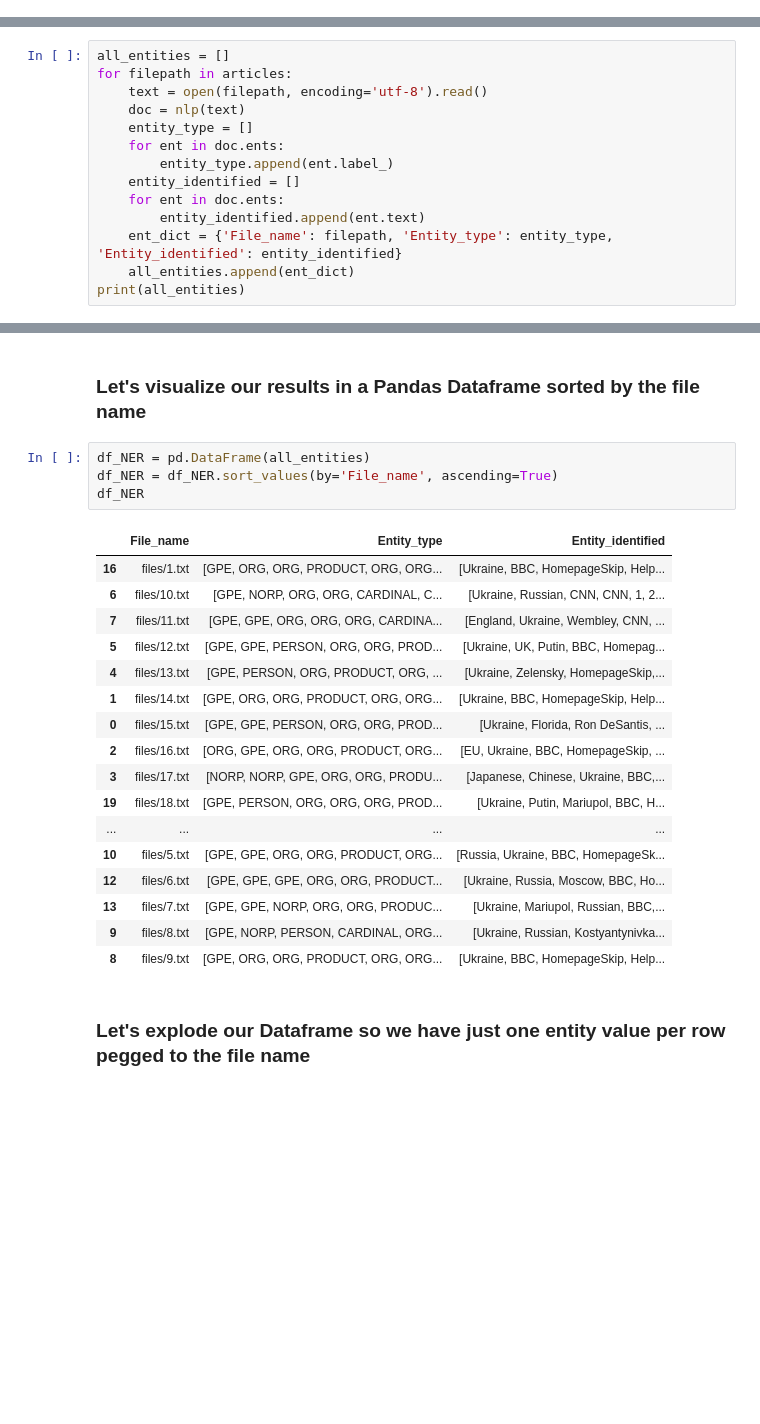
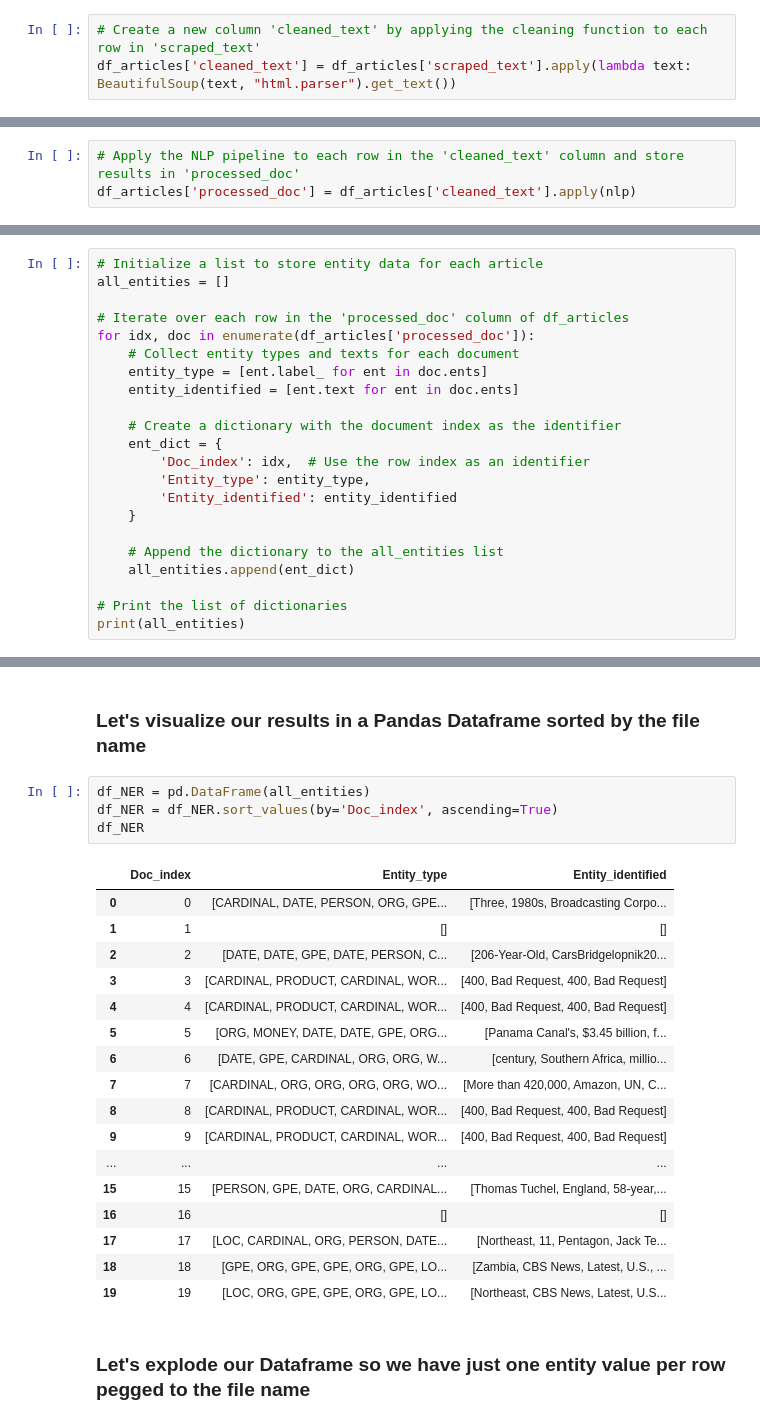
Before and after one commit to rskrisel/NER_workshop, a Jupyter notebook: NER_workshop.ipynb, the cells around one changed output, grey strips where cells are left out. Saved outputs shown, nothing was run; the diff lists cells and outputs as text; blank space fills up the shorter version.

```diff
--- a/NER_workshop.ipynb
+++ b/NER_workshop.ipynb
@@ -267,0 +242,3 @@ articles
+# %%
+# Create a new column 'cleaned_text' by applying the cleaning function to each row in 'scraped_text'
+df_articles['cleaned_text'] = df_articles['scraped_text'].apply(lambda text: BeautifulSoup(text, "html.parser").get_text())
@@ -274,2 +267,5 @@ doc = nlp(text)
+# %%
+# Apply the NLP pipeline to each row in the 'cleaned_text' column and store results in 'processed_doc'
+df_articles['processed_doc'] = df_articles['cleaned_text'].apply(nlp)
 # %% [markdown]
 ### Let's use displacy to visualize our results
@@ -447,16 +436,2 @@ print(entities)
 # %% [markdown]
 ### Let's build on this function to run this process across our entire collection of texts:
-# %%
-all_entities = []
-for filepath in articles:
-    text = open(filepath, encoding='utf-8').read()
-    doc = nlp(text)
-    entity_type = []
-    for ent in doc.ents:
-        entity_type.append(ent.label_)
-    entity_identified = []
-    for ent in doc.ents:
-        entity_identified.append(ent.text)
-    ent_dict = {'File_name': filepath, 'Entity_type': entity_type, 'Entity_identified': entity_identified}
-    all_entities.append(ent_dict)
-print(all_entities)
@@ -464,0 +438,22 @@ print(all_entities)
+# %%
+# Initialize a list to store entity data for each article
+all_entities = []
+
+# Iterate over each row in the 'processed_doc' column of df_articles
+for idx, doc in enumerate(df_articles['processed_doc']):
+    # Collect entity types and texts for each document
+    entity_type = [ent.label_ for ent in doc.ents]
+    entity_identified = [ent.text for ent in doc.ents]
+
+    # Create a dictionary with the document index as the identifier
+    ent_dict = {
+        'Doc_index': idx,  # Use the row index as an identifier
+        'Entity_type': entity_type,
+        'Entity_identified': entity_identified
+    }
+
+    # Append the dictionary to the all_entities list
+    all_entities.append(ent_dict)
+
+# Print the list of dictionaries
+print(all_entities)
@@ -466,26 +463,26 @@ print(all_entities)
 ### Let's visualize our results in a Pandas Dataframe sorted by the file name
 # %%
 df_NER = pd.DataFrame(all_entities)
-df_NER = df_NER.sort_values(by='File_name', ascending=True)
+df_NER = df_NER.sort_values(by='Doc_index', ascending=True)
 df_NER
 # %% [output]
-|  | File_name | Entity_type | Entity_identified |
-| 16 | files/1.txt | [GPE, ORG, ORG, PRODUCT, ORG, ORG... | [Ukraine, BBC, HomepageSkip, Help... |
-| 6 | files/10.txt | [GPE, NORP, ORG, ORG, CARDINAL, C... | [Ukraine, Russian, CNN, CNN, 1, 2... |
-| 7 | files/11.txt | [GPE, GPE, ORG, ORG, ORG, CARDINA... | [England, Ukraine, Wembley, CNN, ... |
-| 5 | files/12.txt | [GPE, GPE, PERSON, ORG, ORG, PROD... | [Ukraine, UK, Putin, BBC, Homepag... |
-| 4 | files/13.txt | [GPE, PERSON, ORG, PRODUCT, ORG, ... | [Ukraine, Zelensky, HomepageSkip,... |
-| 1 | files/14.txt | [GPE, ORG, ORG, PRODUCT, ORG, ORG... | [Ukraine, BBC, HomepageSkip, Help... |
-| 0 | files/15.txt | [GPE, GPE, PERSON, ORG, ORG, PROD... | [Ukraine, Florida, Ron DeSantis, ... |
-| 2 | files/16.txt | [ORG, GPE, ORG, ORG, PRODUCT, ORG... | [EU, Ukraine, BBC, HomepageSkip, ... |
-| 3 | files/17.txt | [NORP, NORP, GPE, ORG, ORG, PRODU... | [Japanese, Chinese, Ukraine, BBC,... |
-| 19 | files/18.txt | [GPE, PERSON, ORG, ORG, ORG, PROD... | [Ukraine, Putin, Mariupol, BBC, H... |
+|  | Doc_index | Entity_type | Entity_identified |
+| 0 | 0 | [CARDINAL, DATE, PERSON, ORG, GPE... | [Three, 1980s, Broadcasting Corpo... |
+| 1 | 1 | [] | [] |
+| 2 | 2 | [DATE, DATE, GPE, DATE, PERSON, C... | [206-Year-Old, CarsBridgelopnik20... |
+| 3 | 3 | [CARDINAL, PRODUCT, CARDINAL, WOR... | [400, Bad Request, 400, Bad Request] |
+| 4 | 4 | [CARDINAL, PRODUCT, CARDINAL, WOR... | [400, Bad Request, 400, Bad Request] |
+| 5 | 5 | [ORG, MONEY, DATE, DATE, GPE, ORG... | [Panama Canal's, $3.45 billion, f... |
+| 6 | 6 | [DATE, GPE, CARDINAL, ORG, ORG, W... | [century, Southern Africa, millio... |
+| 7 | 7 | [CARDINAL, ORG, ORG, ORG, ORG, WO... | [More than 420,000, Amazon, UN, C... |
+| 8 | 8 | [CARDINAL, PRODUCT, CARDINAL, WOR... | [400, Bad Request, 400, Bad Request] |
+| 9 | 9 | [CARDINAL, PRODUCT, CARDINAL, WOR... | [400, Bad Request, 400, Bad Request] |
 | ... | ... | ... | ... |
-| 10 | files/5.txt | [GPE, GPE, ORG, ORG, PRODUCT, ORG... | [Russia, Ukraine, BBC, HomepageSk... |
-| 12 | files/6.txt | [GPE, GPE, GPE, ORG, ORG, PRODUCT... | [Ukraine, Russia, Moscow, BBC, Ho... |
-| 13 | files/7.txt | [GPE, GPE, NORP, ORG, ORG, PRODUC... | [Ukraine, Mariupol, Russian, BBC,... |
-| 9 | files/8.txt | [GPE, NORP, PERSON, CARDINAL, ORG... | [Ukraine, Russian, Kostyantynivka... |
-| 8 | files/9.txt | [GPE, ORG, ORG, PRODUCT, ORG, ORG... | [Ukraine, BBC, HomepageSkip, Help... |
+| 15 | 15 | [PERSON, GPE, DATE, ORG, CARDINAL... | [Thomas Tuchel, England, 58-year,... |
+| 16 | 16 | [] | [] |
+| 17 | 17 | [LOC, CARDINAL, ORG, PERSON, DATE... | [Northeast, 11, Pentagon, Jack Te... |
+| 18 | 18 | [GPE, ORG, GPE, GPE, ORG, GPE, LO... | [Zambia, CBS News, Latest, U.S., ... |
+| 19 | 19 | [LOC, ORG, GPE, GPE, ORG, GPE, LO... | [Northeast, CBS News, Latest, U.S... |
 # %% [markdown]
 ### Let's explode our Dataframe so we have just one entity value per row pegged to the file name
 # %%
```
Also changed, not shown: parts of 34 cells of this notebook.
